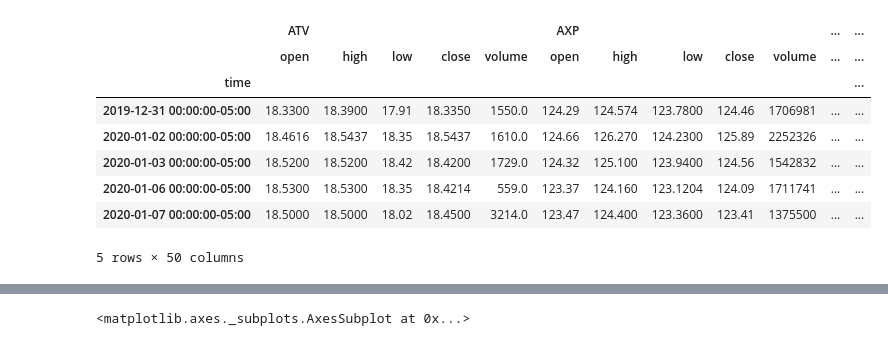
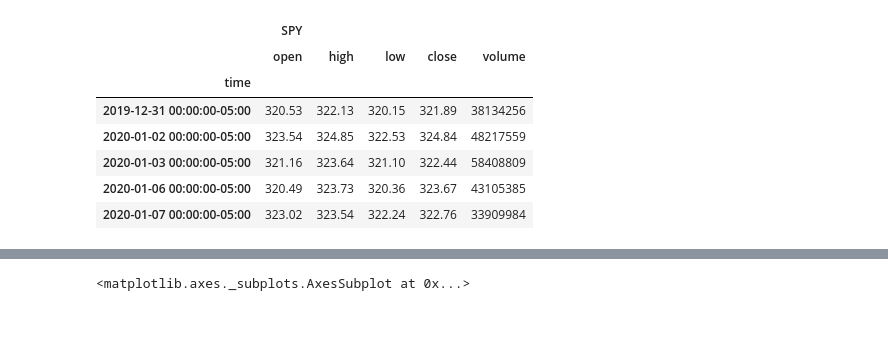
Before and after one commit to ryancfelts/Project1, a Jupyter notebook: Data_Cleanup.ipynb, the cells around one changed output, grey strips where cells are left out. Saved outputs shown, nothing was run; the diff lists cells and outputs as text; code cells hidden in the pictures.

Commit message:
Final data analysis

```diff
--- a/Data_Cleanup.ipynb
+++ b/Data_Cleanup.ipynb
@@ -24,34 +30,52 @@ api = tradeapi.REST(
 # %%
 # Set the ticker "SQ","ADYEY","MELI","GDOT","PYPL","FISV","PFE","GS","V","AXP","SPY" . These are the top 10 fintech stock found in Referenc: Motley fool ,
 #
 ticker =["SQ","ATV","MELI","GDOT","PYPL","FISV","PFE","GS","V","AXP"]
 
 # Set timeframe to '1D'
 timeframe = "1D"
 
 # Set start and end datetimes of 5 years from Today
 start_date = pd.Timestamp("2019-12-31", tz="America/New_York").isoformat()
 end_date = pd.Timestamp("2020-12-31", tz="America/New_York").isoformat()
 
 # Get 1 year's worth of historical data for "SQ","ADYEY","MELI","GDOT","PYPL","FISV","PFE","GS","V","AXP","SPY"
 df_portfolio_year = api.get_barset(
     ticker,
     timeframe,
     start=start_date,
     end=end_date
 ).df
 
 df_portfolio_year.head()
+
+ticker =["SPY"]
+
+# Set timeframe to '1D'
+timeframe = "1D"
+
+# Set start and end datetimes of 5 years from Today
+start_date = pd.Timestamp("2019-12-31", tz="America/New_York").isoformat()
+end_date = pd.Timestamp("2020-12-31", tz="America/New_York").isoformat()
+
+# Get 1 year's worth of historical data for S&P 500
+df_sp500 = api.get_barset(
+    ticker,
+    timeframe,
+    start=start_date,
+    end=end_date
+).df
+
+df_sp500.head()
 # %% [output]
-|  | ATV |  |  |  |  | AXP |  |  |  |  | ... | ... |
-|  | open | high | low | close | volume | open | high | low | close | volume | ... | ... |
-| time |  |  |  |  |  |  |  |  |  |  |  | ... |
-| 2019-12-31 00:00:00-05:00 | 18.3300 | 18.3900 | 17.91 | 18.3350 | 1550.0 | 124.29 | 124.574 | 123.7800 | 124.46 | 1706981 | ... | ... |
-| 2020-01-02 00:00:00-05:00 | 18.4616 | 18.5437 | 18.35 | 18.5437 | 1610.0 | 124.66 | 126.270 | 124.2300 | 125.89 | 2252326 | ... | ... |
-| 2020-01-03 00:00:00-05:00 | 18.5200 | 18.5200 | 18.42 | 18.4200 | 1729.0 | 124.32 | 125.100 | 123.9400 | 124.56 | 1542832 | ... | ... |
-| 2020-01-06 00:00:00-05:00 | 18.5300 | 18.5300 | 18.35 | 18.4214 | 559.0 | 123.37 | 124.160 | 123.1204 | 124.09 | 1711741 | ... | ... |
-| 2020-01-07 00:00:00-05:00 | 18.5000 | 18.5000 | 18.02 | 18.4500 | 3214.0 | 123.47 | 124.400 | 123.3600 | 123.41 | 1375500 | ... | ... |
+|  | SPY |  |  |  |  |
+|  | open | high | low | close | volume |
+| time |  |  |  |  |  |
+| 2019-12-31 00:00:00-05:00 | 320.53 | 322.13 | 320.15 | 321.89 | 38134256 |
+| 2020-01-02 00:00:00-05:00 | 323.54 | 324.85 | 322.53 | 324.84 | 48217559 |
+| 2020-01-03 00:00:00-05:00 | 321.16 | 323.64 | 321.10 | 322.44 | 58408809 |
+| 2020-01-06 00:00:00-05:00 | 320.49 | 323.73 | 320.36 | 323.67 | 43105385 |
+| 2020-01-07 00:00:00-05:00 | 323.02 | 323.54 | 322.24 | 322.76 | 33909984 |
-5 rows × 50 columns
 # %%
 #Second Investment Portfolio datafram
 existing_investment_df = pd.read_csv("Investment_Tracker.csv")
```
Also changed, not shown: parts of 18 cells of this notebook, 5 other files.
